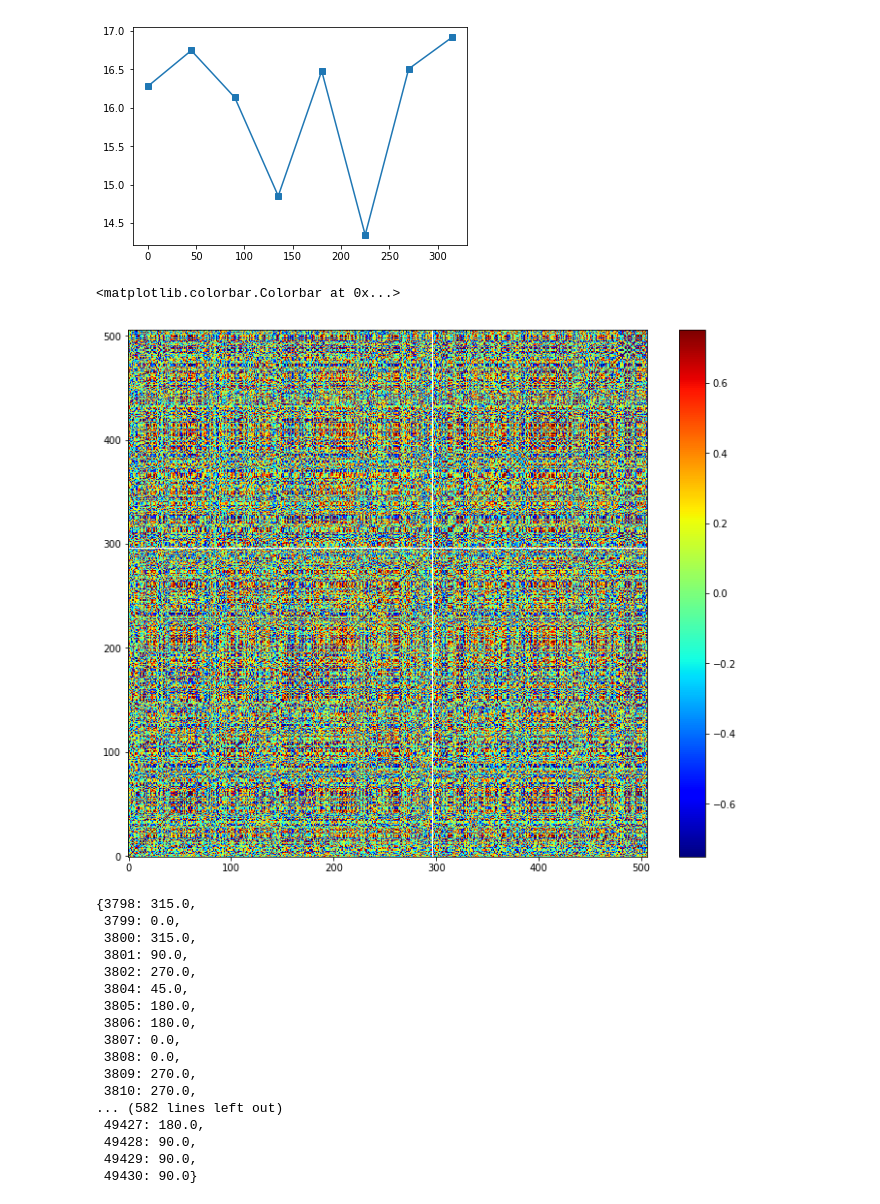
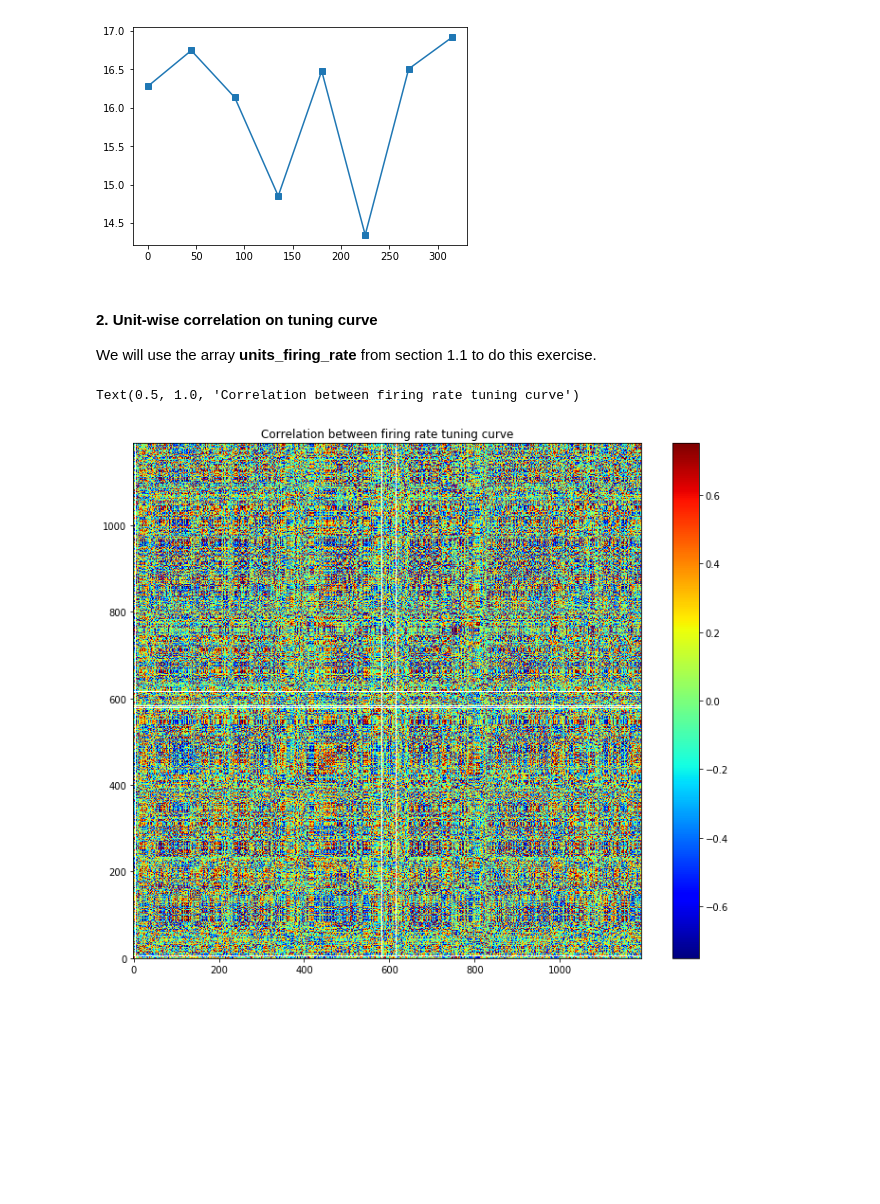
Before and after one commit to ViniciusLima94/allen-dataset, a Jupyter notebook: notebooks/1. Exploring the dataset.ipynb, the cells around one changed output. Drawn from its saved outputs; the diff is of its cells as text; code cells hidden in the pictures; blank space fills up the shorter version.

```diff
--- a/notebooks/1. Exploring the dataset.ipynb
+++ b/notebooks/1. Exploring the dataset.ipynb
@@ -408,3 +418,7 @@ times.head()
 | 1587.523334 | 3798 | 950908551 | 0.000612 | 315 | 2.00165 |
 | 1587.523568 | 3798 | 950907220 | 0.000846 | 315 | 2.00165 |
 | 1587.523610 | 3798 | 950911464 | 0.000888 | 315 | 2.00165 |
+# %%
+# Store firing rate of each unit for each orientations and stimulus presentation
+units_firing_rate = np.zeros([len(session.units), len(unique_or), len(ids)])
+print(units_firing_rate.shape)
@@ -410,0 +427,15 @@ times.head()
+# %%
+for i in tqdm( range(len(ids)) ):
+    # Get times for this specific stim. id
+    aux    = times[times['stimulus_presentation_id']==ids[i]]
+    # Raster data with spike times and unit id
+    raster = pd.DataFrame(np.array([aux.index.values,aux.unit_id.values]).T, columns=['times','id'])
+    # Count the number of spikes per unit
+    counts = raster.groupby('id')['times'].apply(list).apply(len)
+    # Get unit ids and firing rates
+    unit_ids, freqs = counts.index.values.astype(int), counts.values / aux.duration.values[0]
+    # Saving info. to units_firing_rate
+    for j in range(len(unit_ids)):
+        i_0 = unit_to_id[unit_ids[j]]
+        i_1 = or_to_id[ids_to_or[ids[i]]]
+        units_firing_rate[i_0,i_1,i] = freqs[j]
@@ -491,27 +505,18 @@ cc = np.corrcoef(tc_array)
+# %% [markdown]
+#### 2. Unit-wise correlation on tuning curve
+
+We will use the array __units_firing_rate__ from section 1.1 to do this exercise.
+# %%
+# Average over stimulus presentations
+units_avg_firing_rate = units_firing_rate.mean(axis=-1)
+# %%
+# Correlation
+cc = np.corrcoef(x=units_avg_firing_rate)
 # %%
 plt.figure(figsize=(12,10))
 plt.imshow(cc, aspect='auto', cmap='jet', origin='lower', vmin=-0.75, vmax=0.75)
 plt.colorbar()
+plt.title('Correlation between firing rate tuning curve')
 # %% [output]
-<matplotlib.colorbar.Colorbar at 0x...>
+Text(0.5, 1.0, 'Correlation between firing rate tuning curve')
-[figure, old version]
+[figure, new version]
-# %%
-d_or
-# %% [output]
-{3798: 315.0,
- 3799: 0.0,
- 3800: 315.0,
- 3801: 90.0,
- 3802: 270.0,
- 3804: 45.0,
- 3805: 180.0,
- 3806: 180.0,
- 3807: 0.0,
- 3808: 0.0,
- 3809: 270.0,
- 3810: 270.0,
-... (582 lines left out)
- 49427: 180.0,
- 49428: 90.0,
- 49429: 90.0,
- 49430: 90.0}
```
Also changed, not shown: parts of 23 cells of this notebook.
